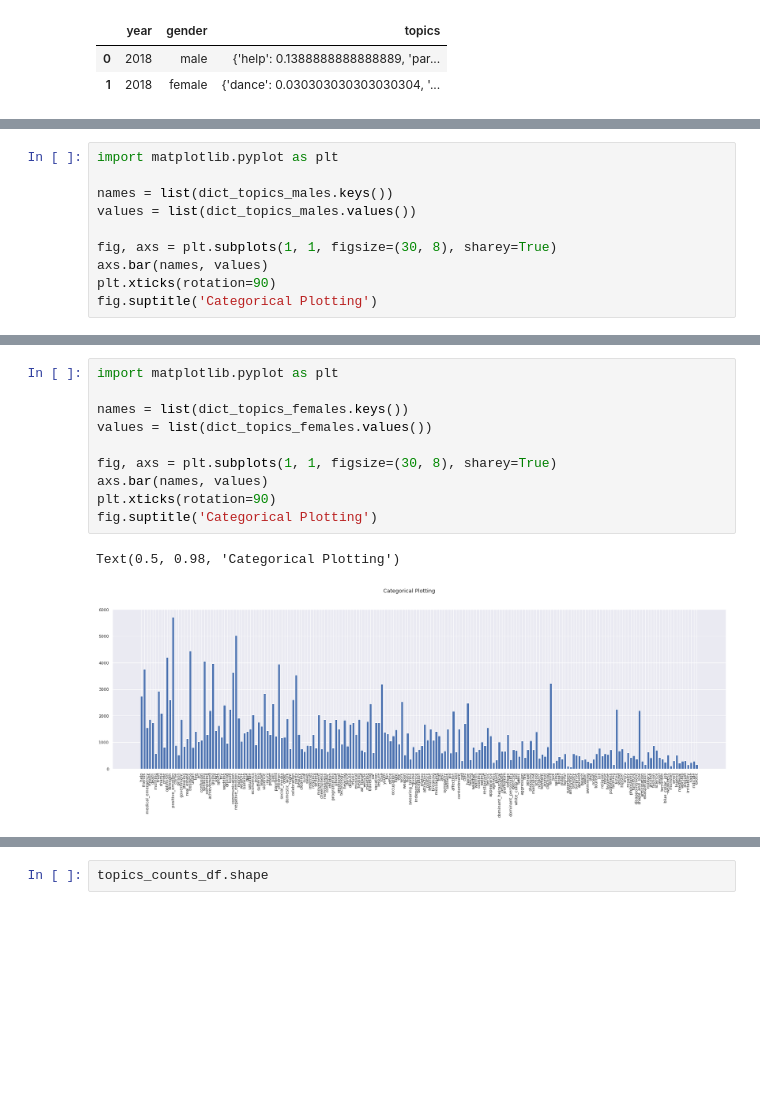
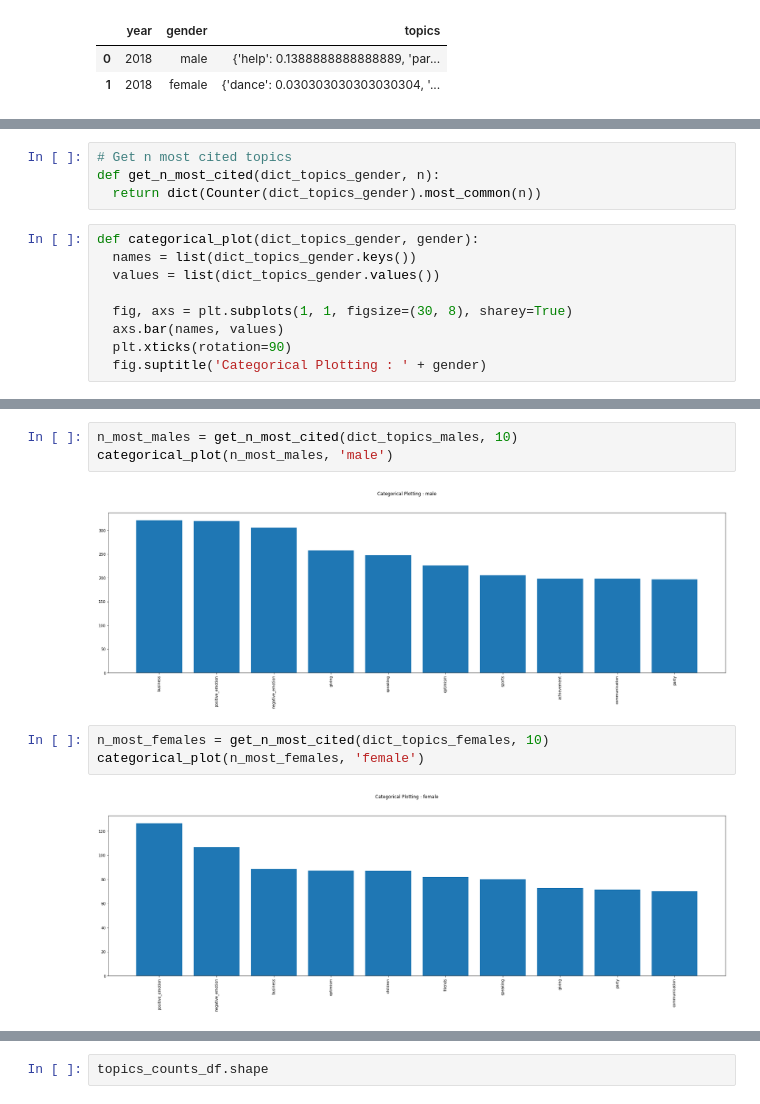
Before and after one commit to epfl-ada/ada-2021-project-palomamo, a Jupyter notebook: gender_topics.ipynb, the cells around one changed output, grey strips where cells are left out. Drawn from its saved outputs; the diff is of its cells as text; blank space fills up the shorter version.

```diff
--- a/gender_topics.ipynb
+++ b/gender_topics.ipynb
@@ -300,10 +211,13 @@ Name: topics, Length: 33040, dtype: object
+# %%
+# Get n most cited topics
+def get_n_most_cited(dict_topics_gender, n):
+  return dict(Counter(dict_topics_gender).most_common(n))
 # %%
-import matplotlib.pyplot as plt
+def categorical_plot(dict_topics_gender, gender):
+  names = list(dict_topics_gender.keys())
+  values = list(dict_topics_gender.values())
 
-names = list(dict_topics_males.keys())
-values = list(dict_topics_males.values())
-
-fig, axs = plt.subplots(1, 1, figsize=(30, 8), sharey=True)
-axs.bar(names, values)
-plt.xticks(rotation=90)
-fig.suptitle('Categorical Plotting')
+  fig, axs = plt.subplots(1, 1, figsize=(30, 8), sharey=True)
+  axs.bar(names, values)
+  plt.xticks(rotation=90)
+  fig.suptitle('Categorical Plotting : ' + gender)
@@ -313,13 +224,10 @@ Text(0.5, 0.98, 'Categorical Plotting')
-# %%
-import matplotlib.pyplot as plt
-
-names = list(dict_topics_females.keys())
-values = list(dict_topics_females.values())
-
-fig, axs = plt.subplots(1, 1, figsize=(30, 8), sharey=True)
-axs.bar(names, values)
-plt.xticks(rotation=90)
-fig.suptitle('Categorical Plotting')
-# %% [output]
-Text(0.5, 0.98, 'Categorical Plotting')
-[figure, removed]
+# %%
+n_most_males = get_n_most_cited(dict_topics_males, 10)
+categorical_plot(n_most_males, 'male')
+# %% [output]
+[figure, added]
+# %%
+n_most_females = get_n_most_cited(dict_topics_females, 10)
+categorical_plot(n_most_females, 'female')
+# %% [output]
+[figure, added]
```
Also changed, not shown: parts of 42 cells of this notebook.
